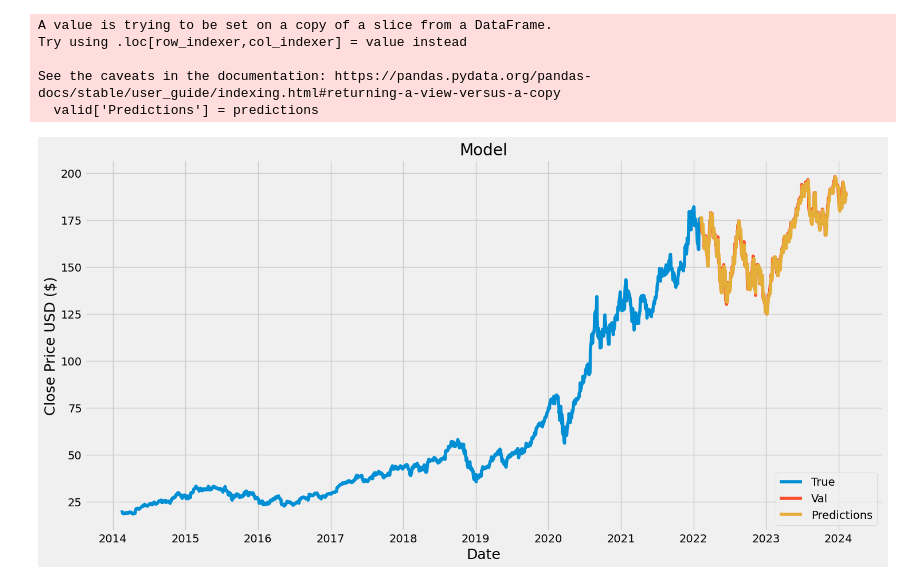
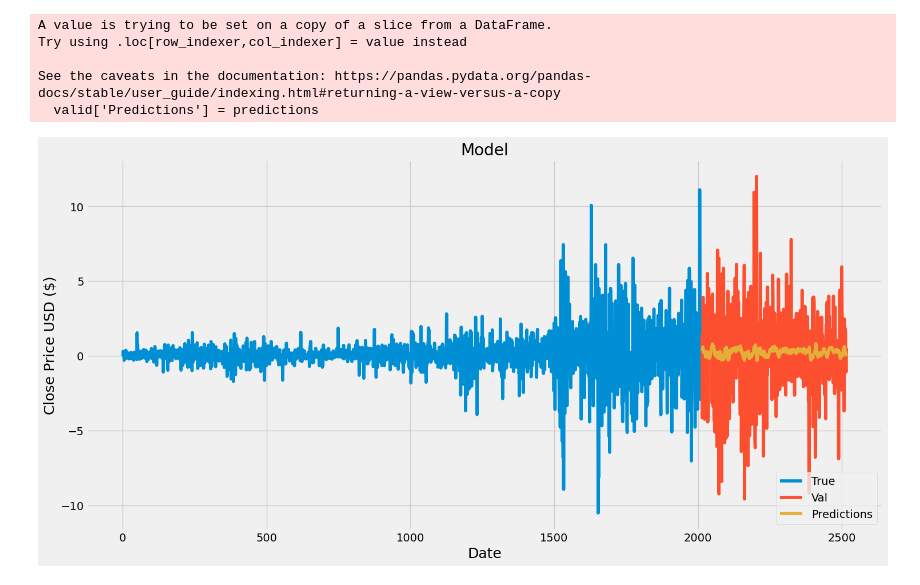
Before and after one commit to kahbelank/Investment-Chatbot, a Jupyter notebook: Machine Learning/test_LSTM.ipynb, the cells around one changed output. Cells and saved outputs as stored; diff of their text form; code cells hidden in the pictures.

```diff
--- a/Machine Learning/test_LSTM.ipynb
+++ b/Machine Learning/test_LSTM.ipynb
@@ -27,7 +27,9 @@ for asset in asset_list:
     parse_dates=True
   )
 # %%
-# Create a new dataframe with only the 'Close column
-data = df.filter(['Close'])
-data.head()
+# # Create a new dataframe with only the 'Close column
+# data = df.filter(['Close'])
+# data.head()
+df = df.reset_index()
+display(df)
 # %% [output]
@@ -49,0 +58,9 @@ plt.show()
+# %%
+df['Close Shift'] = df['Close'] - df['Close'].shift(1)
+y = df['Close Shift']
+
+plt.figure(figsize=(16,8))
+plt.plot(df['Date'],df['Close Shift'])
+plt.title('Stationary data')
+plt.xlabel('Date', fontsize=18)
+plt.show()
@@ -50,6 +75,9 @@ plt.show()
 # %%
 # Create a new dataframe with only the 'Close column
-data = df.filter(['Close'])
+data = df.filter(['Close Shift'])
+print(data)
+data = data.dropna()
+
 # Convert the dataframe to a numpy array
 dataset = data.values
 # Get the number of rows to train the model on
@@ -196,21 +237,21 @@ mse, rmse
 # %%
 # Plot the data
 train = data[:training_data_len]
 valid = data[training_data_len:]
 valid['Predictions'] = predictions
 # Visualize the data
 plt.figure(figsize=(16,8))
 plt.title('Model')
 plt.xlabel('Date', fontsize=18)
 plt.ylabel('Close Price USD ($)', fontsize=18)
-plt.plot(train['Close'])
-plt.plot(valid[['Close','Predictions']])
+plt.plot(train['Close Shift'])
+plt.plot(valid[['Close Shift','Predictions']])
 plt.legend(['True', 'Val', 'Predictions'], loc = 'lower right')
 plt.show()
 # %% [output]
 A value is trying to be set on a copy of a slice from a DataFrame.
 Try using .loc[row_indexer,col_indexer] = value instead
 
 See the caveats in the documentation: https://pandas.pydata.org/pandas-docs/stable/user_guide/indexing.html#returning-a-view-versus-a-copy
   valid['Predictions'] = predictions
-[figure, old version]
+[figure, new version]
```
Also changed, not shown: parts of 9 cells of this notebook, 1 other file.
